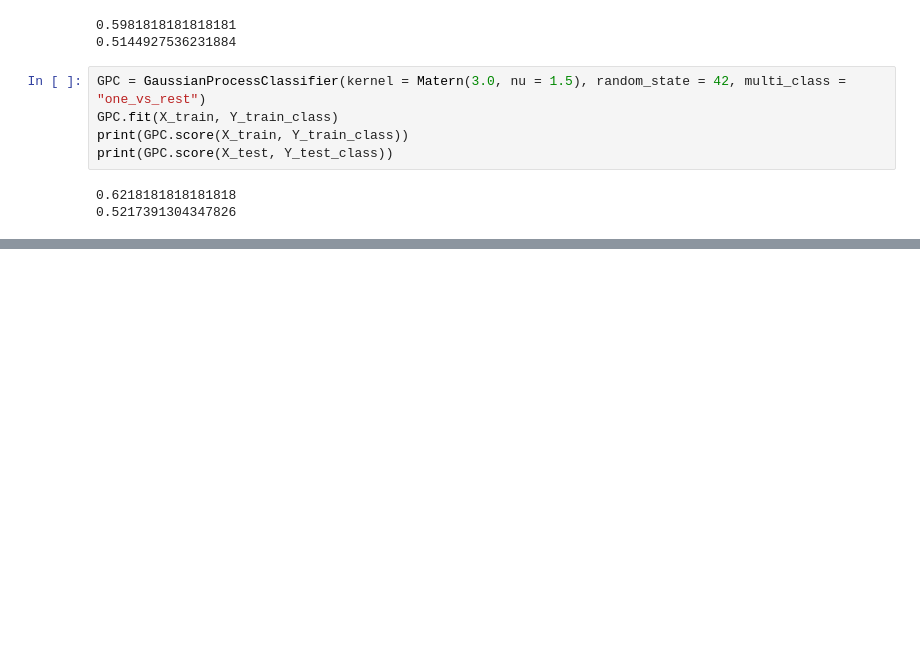
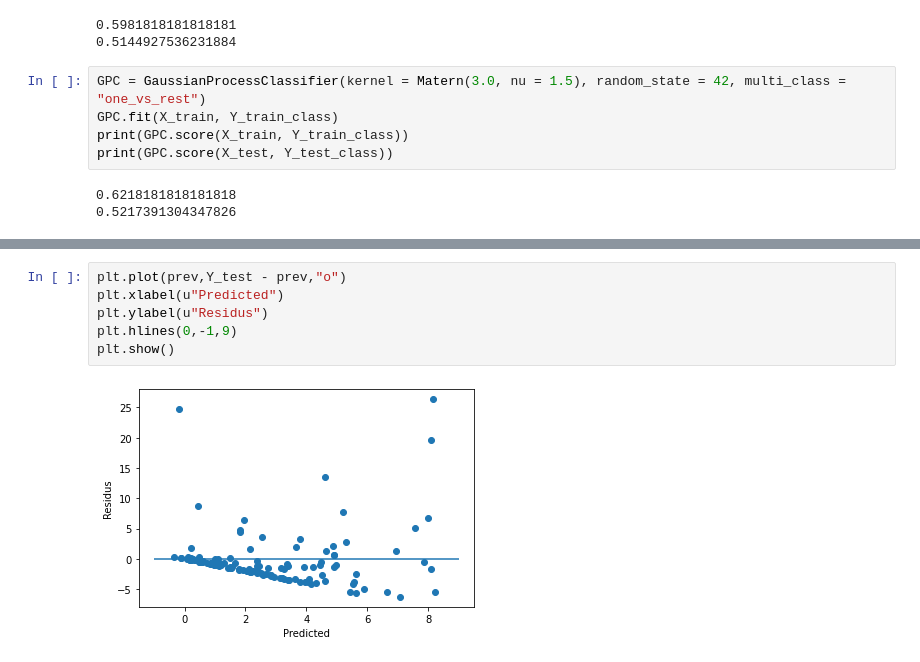
Before and after one commit to NguyenHai7120/4A-MachineLearning-Project, a Jupyter notebook: Classification_python.ipynb, the cells around one changed output, grey strips where cells are left out. Drawn from its saved outputs; the diff is of its cells as text; blank space fills up the shorter version.

```diff
--- a/Classification_python.ipynb
+++ b/Classification_python.ipynb
@@ -557,0 +692,8 @@ print(GPC.score(X_test, Y_test_class))
+# %%
+plt.plot(prev,Y_test - prev,"o")
+plt.xlabel(u"Predicted")
+plt.ylabel(u"Residus")
+plt.hlines(0,-1,9)
+plt.show()
+# %% [output]
+[figure, added]
```
Also changed, not shown: parts of 58 cells of this notebook, 2 other files.
